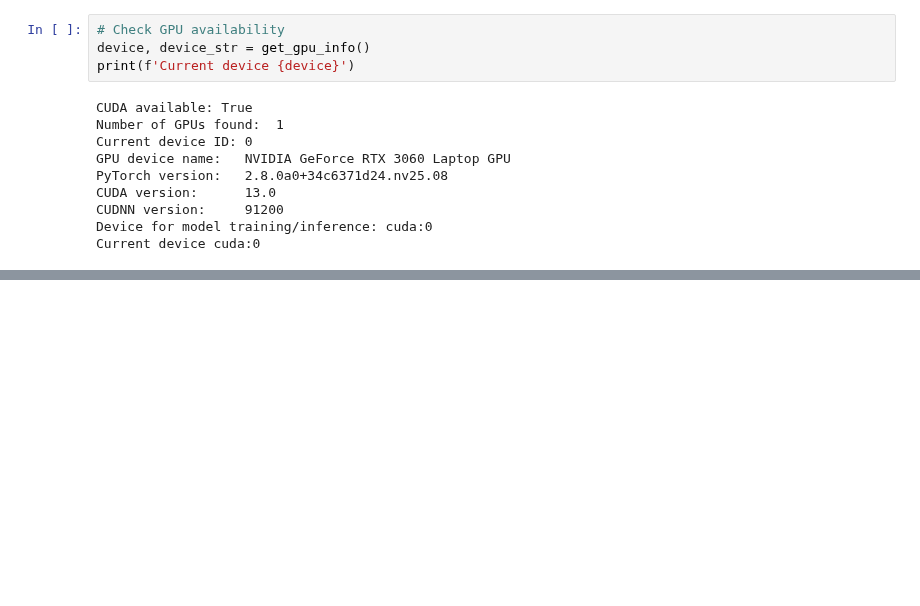
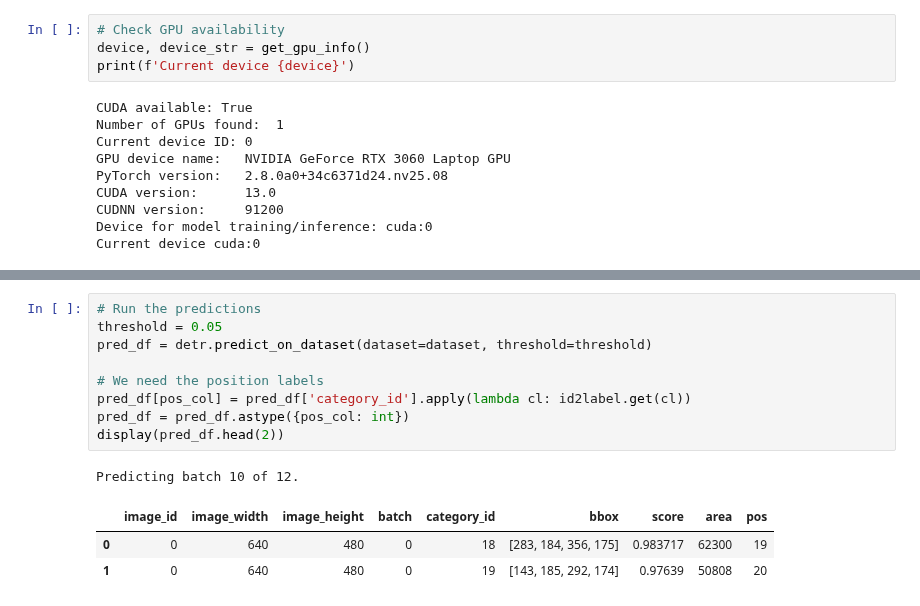
Before and after one commit to awerdich/computervision, a Jupyter notebook: notebooks/detection/10_performance_classes.ipynb, the cells around one changed output, grey strips where cells are left out. Saved outputs shown, nothing was run; the diff lists cells and outputs as text; blank space fills up the shorter version.

```diff
--- a/notebooks/detection/10_performance_classes.ipynb
+++ b/notebooks/detection/10_performance_classes.ipynb
@@ -476,0 +130,14 @@ Missed labels (FN): []
+# %%
+# Run the predictions
+threshold = 0.05
+pred_df = detr.predict_on_dataset(dataset=dataset, threshold=threshold)
+
+# We need the position labels
+pred_df[pos_col] = pred_df['category_id'].apply(lambda cl: id2label.get(cl))
+pred_df = pred_df.astype({pos_col: int})
+display(pred_df.head(2))
+# %% [output]
+Predicting batch 10 of 12.
+|  | image_id | image_width | image_height | batch | category_id | bbox | score | area | pos |
+| 0 | 0 | 640 | 480 | 0 | 18 | [283, 184, 356, 175] | 0.983717 | 62300 | 19 |
+| 1 | 0 | 640 | 480 | 0 | 19 | [143, 185, 292, 174] | 0.97639 | 50808 | 20 |
```
Also changed, not shown: parts of 23 cells of this notebook, 6 other files.
